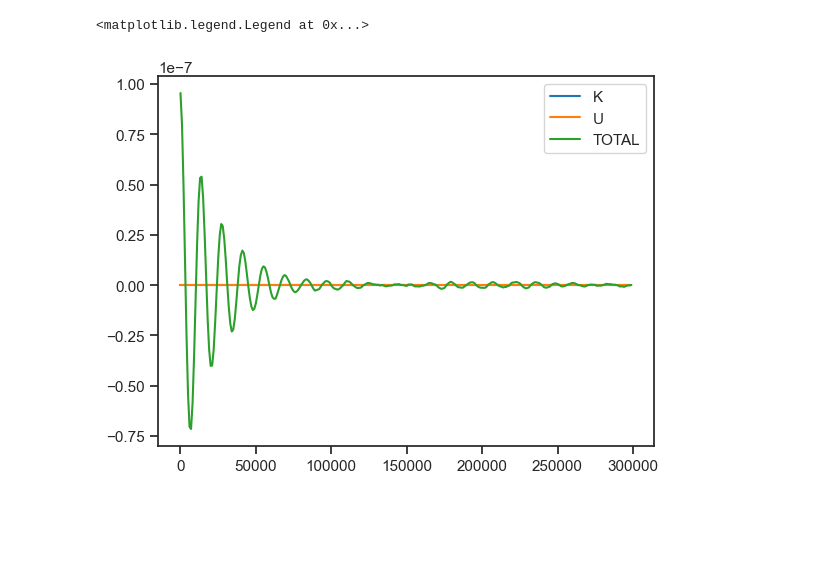
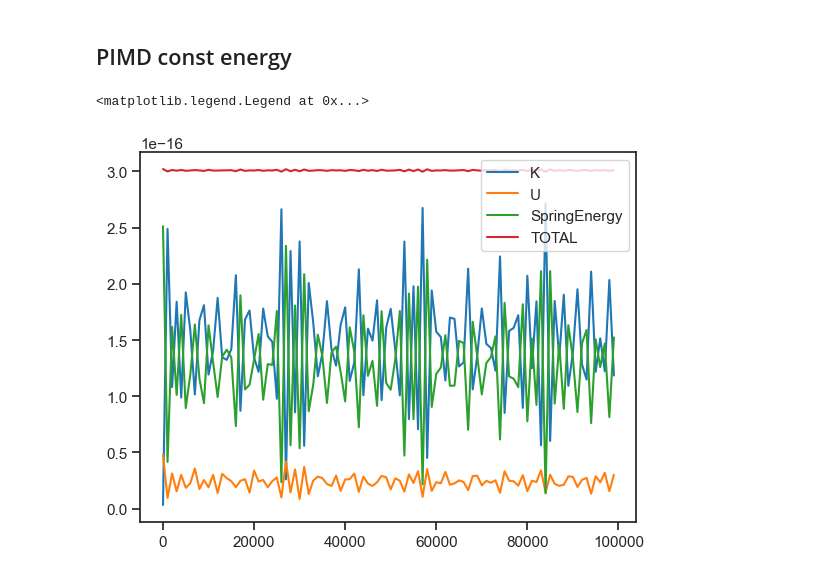
Before and after one commit to SagiMeir/Simulations4Beginners, a Jupyter notebook: Untitled-1.ipynb, the cells around one changed output. Drawn from its saved outputs; the diff is of its cells as text; code cells hidden in the pictures; blank space fills up the shorter version.

```diff
--- a/Untitled-1.ipynb
+++ b/Untitled-1.ipynb
@@ -1,17 +1,20 @@
+# %% [markdown]
+## PIMD const energy
 # %%
 import numpy as np
 import pandas as pd
 import matplotlib.pyplot as plt
 # and for nice looking plots:
 import seaborn as sns
 sns.set_theme(style="ticks",rc={'axes.labelsize':14},palette='tab10')
 
 df = pd.read_csv("sim.log",sep='\s+')
 x = df["step"].values
 plt.plot(x,df["K"].values,label ="K")
 plt.plot(x,df["U"].values,label ="U")
+plt.plot(x,df["SpringEnergy"].values,label ="SpringEnergy")
 plt.plot(x,df["E"].values,label ="TOTAL")
 plt.legend()
 # %% [output]
 <matplotlib.legend.Legend at 0x...>
-[figure, old version]
+[figure, new version]
```
Also changed, not shown: parts of 9 cells of this notebook, 3 other files.
